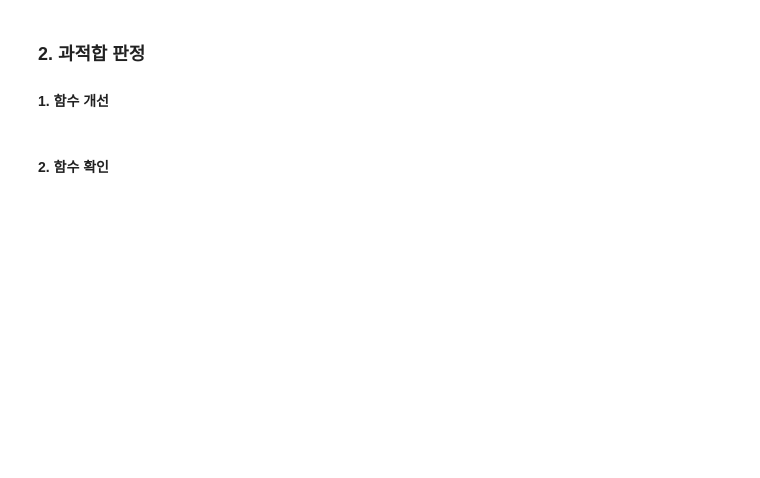
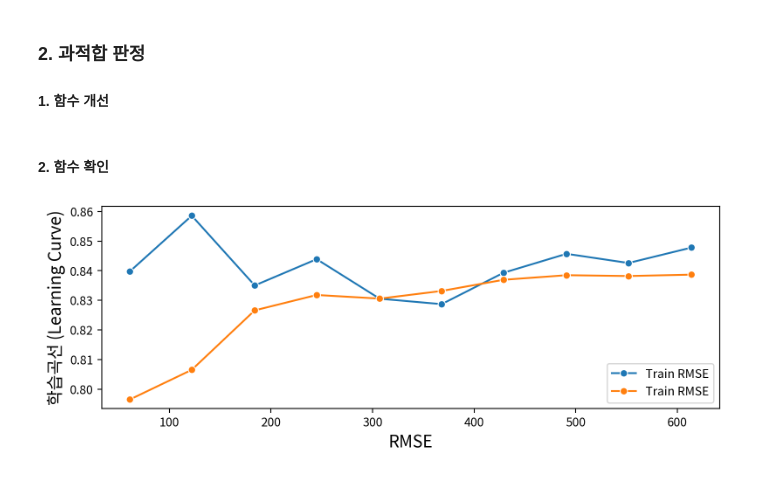
Before and after one commit to JAEYONG0303/For-python-, a Jupyter notebook: LAB 10. 머신러닝/LAB 28. 지도학습-로지스틱-성능평가함수.ipynb, the cells around one changed output. Saved outputs shown, nothing was run; the diff lists cells and outputs as text; code cells hidden in the pictures; blank space fills up the shorter version.

```diff
--- a/LAB 10. 머신러닝/LAB 28. 지도학습-로지스틱-성능평가함수.ipynb
+++ b/LAB 10. 머신러닝/LAB 28. 지도학습-로지스틱-성능평가함수.ipynb
@@ -263,7 +253,7 @@ def hs_learning_cv(
     # 추가: 문제 유형 자동 판별
     is_classification = (
         hasattr(estimator, "_estimator_type")
-        and estimator._estimaotr_type == 'classifier'
+        and estimator._estimator_type == 'classifier'
     )
 
     # scoring 자동 설정
@@ -346,7 +336,7 @@ def hs_learning_cv(
             status = '판단유보'
 
             # 추가: 평가 지표 이름
-            metric_name = 'RMSE'
+        metric_name = 'RMSE'
 
     # 추가: 분류 전용 처리
     else:
@@ -378,7 +368,7 @@ def hs_learning_cv(
         else:
             status = '판단유보'
 
-        metirc_name = scoring.upper()
+        metric_name = scoring.upper()
     result_df = DataFrame(
         {
         f'Train {metric_name}': [final_train],
@@ -399,15 +389,15 @@ def hs_learning_cv(
 
     # 그래프 그리기, seaborn 사용
     sb.lineplot(x = train_sizes, y = train_mean, marker = 'o', markeredgecolor = '#ffffff',
-                label = f'Train { metric_name}')
+                label = 'Train RMSE')
 
     sb.lineplot(x = train_sizes, y = cv_mean, marker = 'o', markeredgecolor = '#ffffff',
-                label = f'CV { metric_name}')
+                label = 'Train RMSE')
 
     # 그래프 꾸미기
     ax.grid(True) # 배경 격자 표시/숨김
-    ax.set_xlabel('학습 데이터 비율')
-    ax.set_ylabel(metric_name)
+    ax.set_xlabel('RMSE')
+    ax.set_ylabel('학습곡선 (Learning Curve)')
     # 출력
     plt.grid()
     plt.tight_layout()
@@ -417,3 +407,7 @@ def hs_learning_cv(
     return result_df
 # %% [markdown]
 #### 2. 함수 확인
+# %%
+hs_learning_cv(estimator, x, y)
+# %% [output]
+[figure, added]
```
Also changed, not shown: parts of 6 cells of this notebook, 5 other files.
